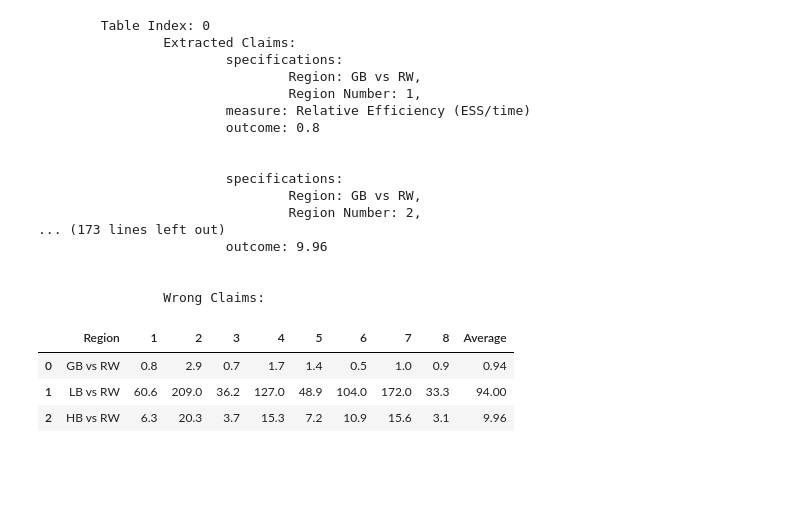
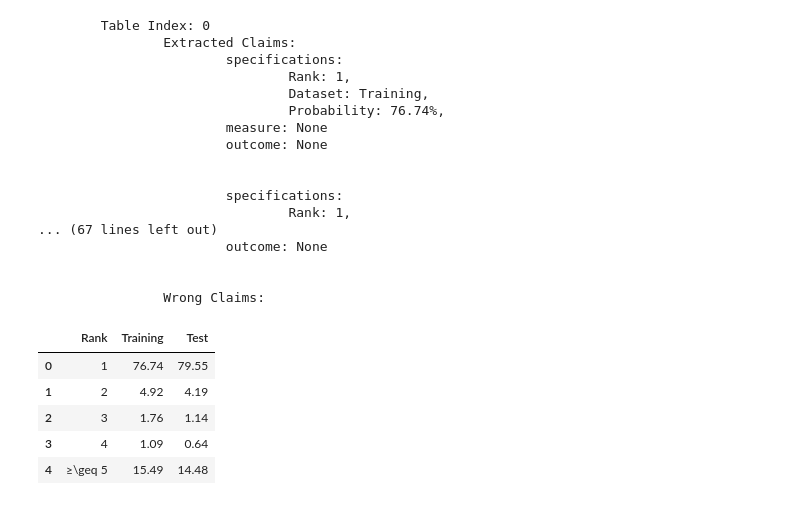
Before and after one commit to menicacci/desiree, a Jupyter notebook: notebooks/claims_check.ipynb, the cells around one changed output. Drawn from its saved outputs; the diff is of its cells as text; code cells hidden in the pictures; blank space fills up the shorter version.

```diff
--- a/notebooks/claims_check.ipynb
+++ b/notebooks/claims_check.ipynb
@@ -58,34 +76,35 @@ Bad Extractions: 71/1244 - 0.0571
 # %%
-article_id = "1711.07424"
-table_idx = "1"
+article_id = "2404.05566"
+table_idx = "2"
 
-table_claims = claim.extract_table_answers(os.path.join(ground_truth_path, Constants.LLM_ANSWER_DIR, f"{article_id}_{table_idx}" + ".txt"))
+path = os.path.join(full_articles_gt, Constants.LLM_ANSWER_DIR, f"{article_id}_{table_idx}" + ".txt")
+table_claims = claim.extract_table_answers(path)
+display.print_table_claims(0, table_claims)
 
-display.print_table_claims(0, table_claims)
+similarities, pd_table, unique_values_extracted, claim_dict = eval.evaluate_extracted_article(tables_file_path, dataset_path, article_id, table_idx)
+
+pd_table
 # %% [output]
         Table Index: 0
                 Extracted Claims:
                         specifications:
-                                Region: GB vs RW,
-                                Region Number: 1,
-                        measure: Relative Efficiency (ESS/time)
-                        outcome: 0.8
+                                Rank: 1,
+                                Dataset: Training,
+                                Probability: 76.74%,
+                        measure: None
+                        outcome: None
 
 
                         specifications:
-                                Region: GB vs RW,
-                                Region Number: 2,
-... (173 lines left out)
-                        outcome: 9.96
+                                Rank: 1,
+... (67 lines left out)
+                        outcome: None
 
 
                 Wrong Claims:
+|  | Rank | Training | Test |
+| 0 | 1 | 76.74 | 79.55 |
+| 1 | 2 | 4.92 | 4.19 |
+| 2 | 3 | 1.76 | 1.14 |
+| 3 | 4 | 1.09 | 0.64 |
+| 4 | ≥\geq 5 | 15.49 | 14.48 |
-# %%
-similarities, pd_table, unique_values_extracted, claim_dict = eval.evaluate_extracted_article(tables_file_path, dataset_path, article_id, table_idx)
-
-pd_table
-# %% [output]
-|  | Region | 1 | 2 | 3 | 4 | 5 | 6 | 7 | 8 | Average |
-| 0 | GB vs RW | 0.8 | 2.9 | 0.7 | 1.7 | 1.4 | 0.5 | 1.0 | 0.9 | 0.94 |
-| 1 | LB vs RW | 60.6 | 209.0 | 36.2 | 127.0 | 48.9 | 104.0 | 172.0 | 33.3 | 94.00 |
-| 2 | HB vs RW | 6.3 | 20.3 | 3.7 | 15.3 | 7.2 | 10.9 | 15.6 | 3.1 | 9.96 |
```
Also changed, not shown: parts of 5 cells of this notebook, 1 other file.
